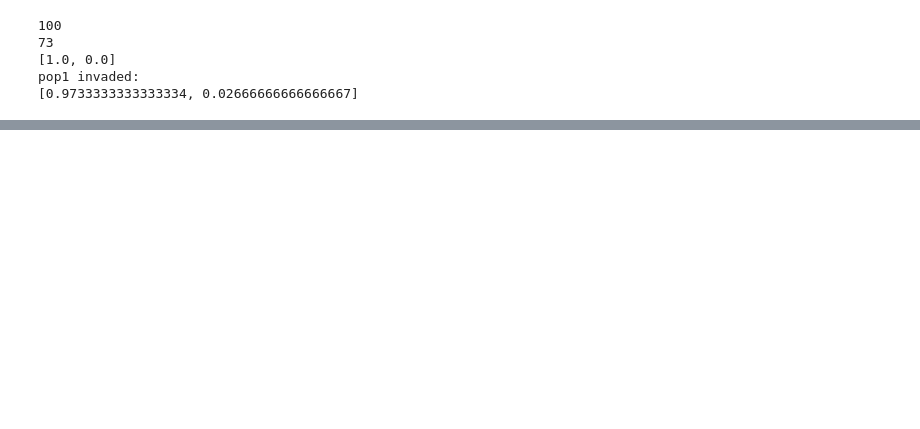
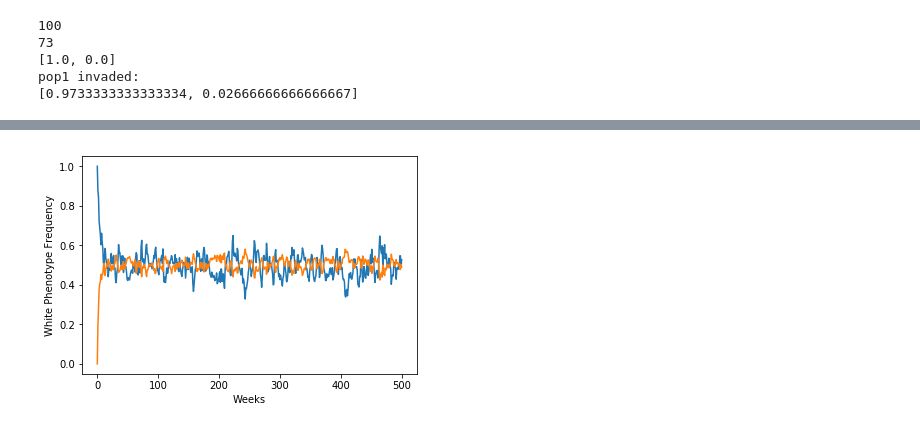
Before and after one commit to hsmi135/Final_Project, a Jupyter notebook: AAA-Final-Project-HeatherSmith.ipynb, the cells around one changed output, grey strips where cells are left out. Drawn from its saved outputs; the diff is of its cells as text; code cells hidden in the pictures; blank space fills up the shorter version.

```diff
--- a/AAA-Final-Project-HeatherSmith.ipynb
+++ b/AAA-Final-Project-HeatherSmith.ipynb
@@ -132,0 +171,4 @@ class Landscape:
+# %%
+wonderland.phenoplot()
+# %% [output]
+[figure, added]
```
Also changed, not shown: parts of 3 cells of this notebook.
